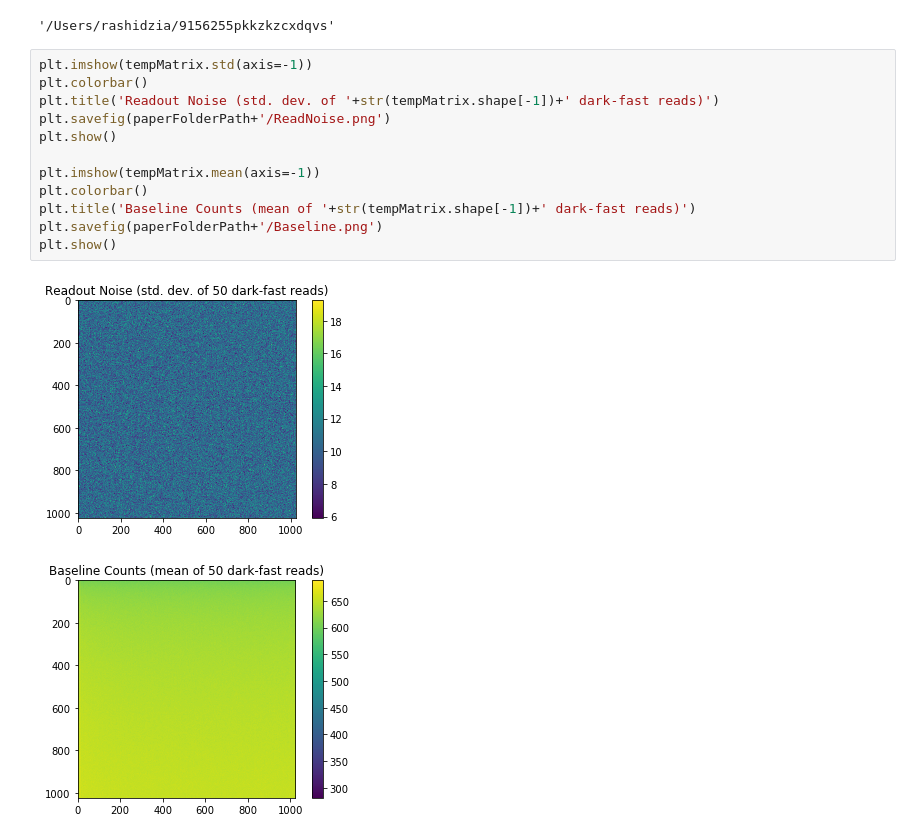
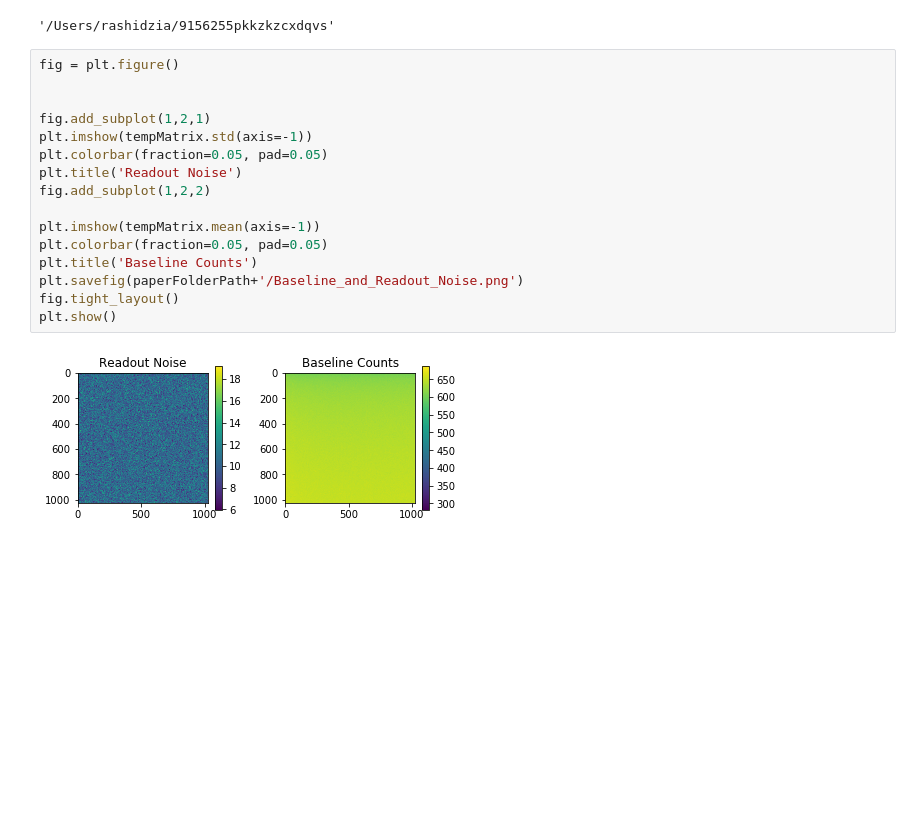
Before and after one commit to engn2912z/exampleWorkflow, a Jupyter notebook: exampleAnalysis.ipynb, the cells around one changed output. Drawn from its saved outputs; the diff is of its cells as text; blank space fills up the shorter version.

Commit message:
Added commbined figure

```diff
--- a/exampleAnalysis.ipynb
+++ b/exampleAnalysis.ipynb
@@ -58,17 +54,20 @@ paperFolderPath
 # %% [output]
 '/Users/rashidzia/9156255pkkzkzcxdqvs'
 # %%
+fig = plt.figure()
+
+
+fig.add_subplot(1,2,1)
 plt.imshow(tempMatrix.std(axis=-1))
-plt.colorbar()
-plt.title('Readout Noise (std. dev. of '+str(tempMatrix.shape[-1])+' dark-fast reads)')
-plt.savefig(paperFolderPath+'/ReadNoise.png')
-plt.show()
+plt.colorbar(fraction=0.05, pad=0.05)
+plt.title('Readout Noise')
+fig.add_subplot(1,2,2)
 
 plt.imshow(tempMatrix.mean(axis=-1))
-plt.colorbar()
-plt.title('Baseline Counts (mean of '+str(tempMatrix.shape[-1])+' dark-fast reads)')
-plt.savefig(paperFolderPath+'/Baseline.png')
+plt.colorbar(fraction=0.05, pad=0.05)
+plt.title('Baseline Counts')
+plt.savefig(paperFolderPath+'/Baseline_and_Readout_Noise.png')
+fig.tight_layout()
 plt.show()
 # %% [output]
-[figure, old version]
+[figure, new version]
-[figure, removed]
```
Also changed, not shown: parts of 1 cell of this notebook.
